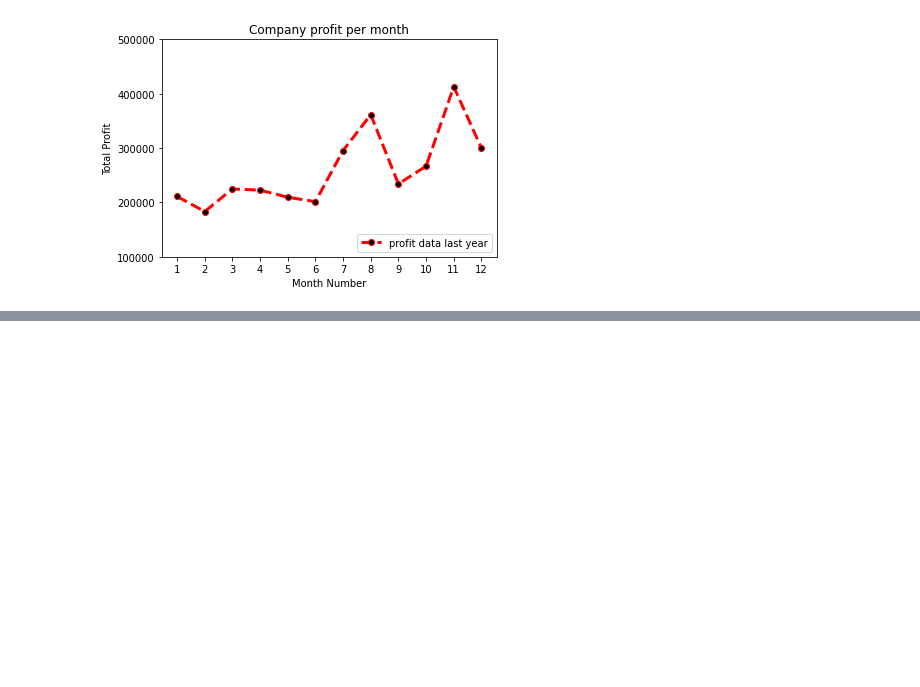
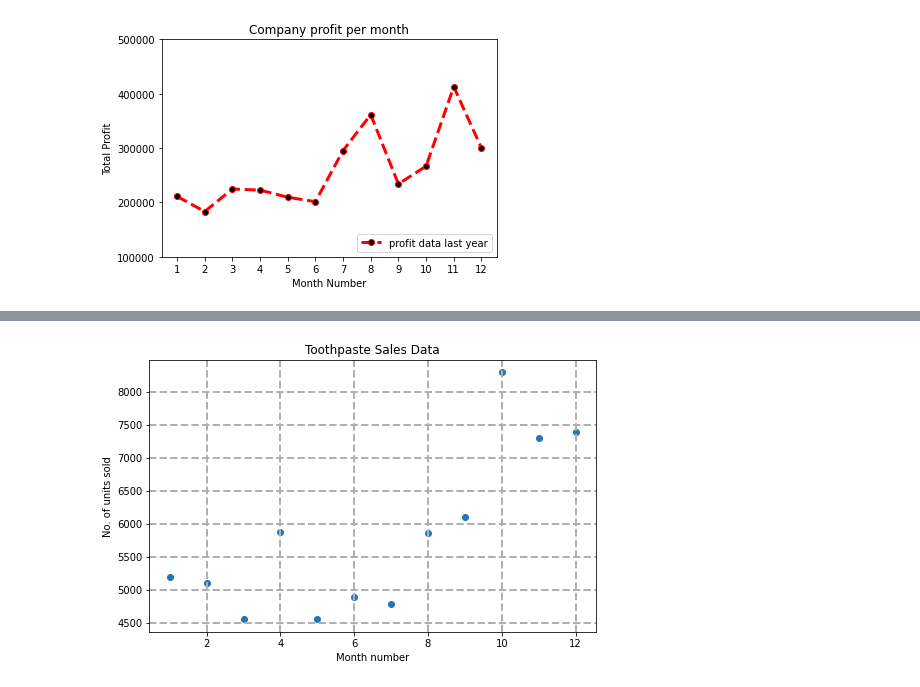
Before and after one commit to abh1n4v/Matplotlib, a Jupyter notebook: Exercise.ipynb, the cells around one changed output, grey strips where cells are left out. Cells and saved outputs as stored; diff of their text form; code cells hidden in the pictures; blank space fills up the shorter version.

```diff
--- a/Exercise.ipynb
+++ b/Exercise.ipynb
@@ -59,0 +60,11 @@ for sales_data in df.columns[1:7]:
+# %%
+#4
+plt.figure(figsize=(8,5))
+plt.scatter(df['month_number'],df['toothpaste'])
+plt.title('Toothpaste Sales Data')
+plt.ylabel('No. of units sold')
+plt.xlabel('Month number')
+plt.grid(True,linewidth= 2, linestyle='--')
+plt.show()
+# %% [output]
+[figure, added]
```
Also changed, not shown: parts of 1 cell of this notebook, 1 other file.
